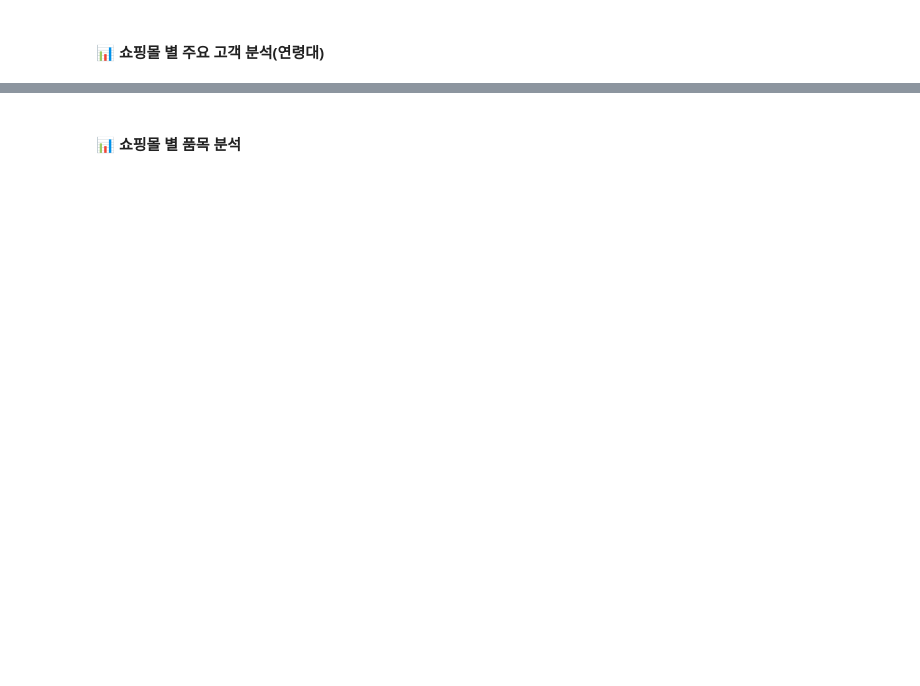
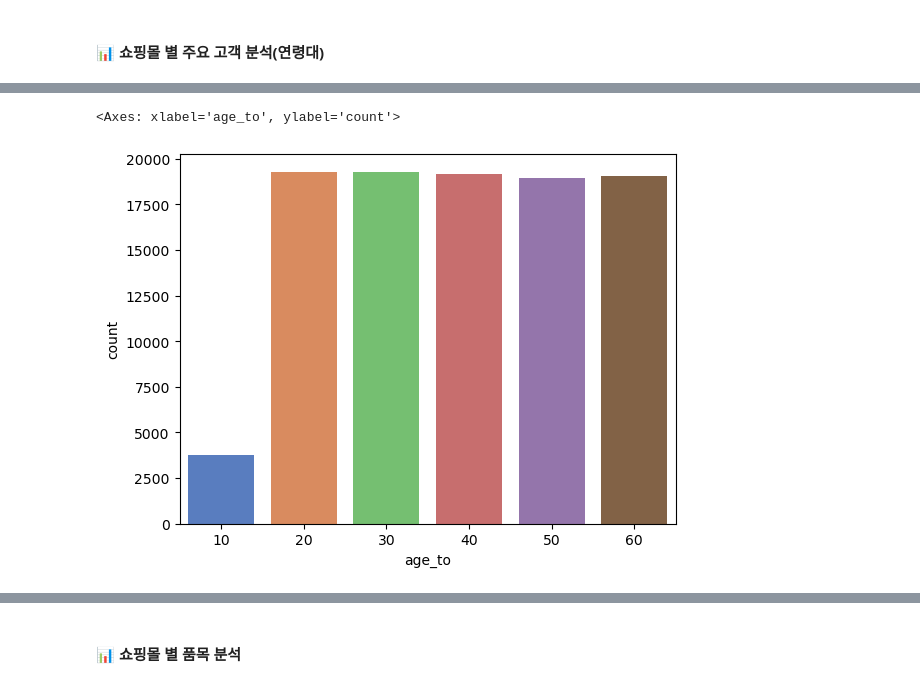
Before and after one commit to songseogyeong/study_data_analysis, a Jupyter notebook: d_rfm/d_RFM_task03.ipynb, the cells around one changed output, grey strips where cells are left out. Cells and saved outputs as stored; diff of their text form; code cells hidden in the pictures; blank space fills up the shorter version.

```diff
--- a/d_rfm/d_RFM_task03.ipynb
+++ b/d_rfm/d_RFM_task03.ipynb
@@ -622,0 +813,6 @@ sns.countplot(x='gender', data=cs_copy_df, palette='muted')
+# %%
+# 전체 성별 도식화
+sns.countplot(x='age_to', data=cs_copy_df, palette='muted')
+# %% [output]
+<Axes: xlabel='age_to', ylabel='count'>
+[figure, added]
```
Also changed, not shown: parts of 35 cells of this notebook.
